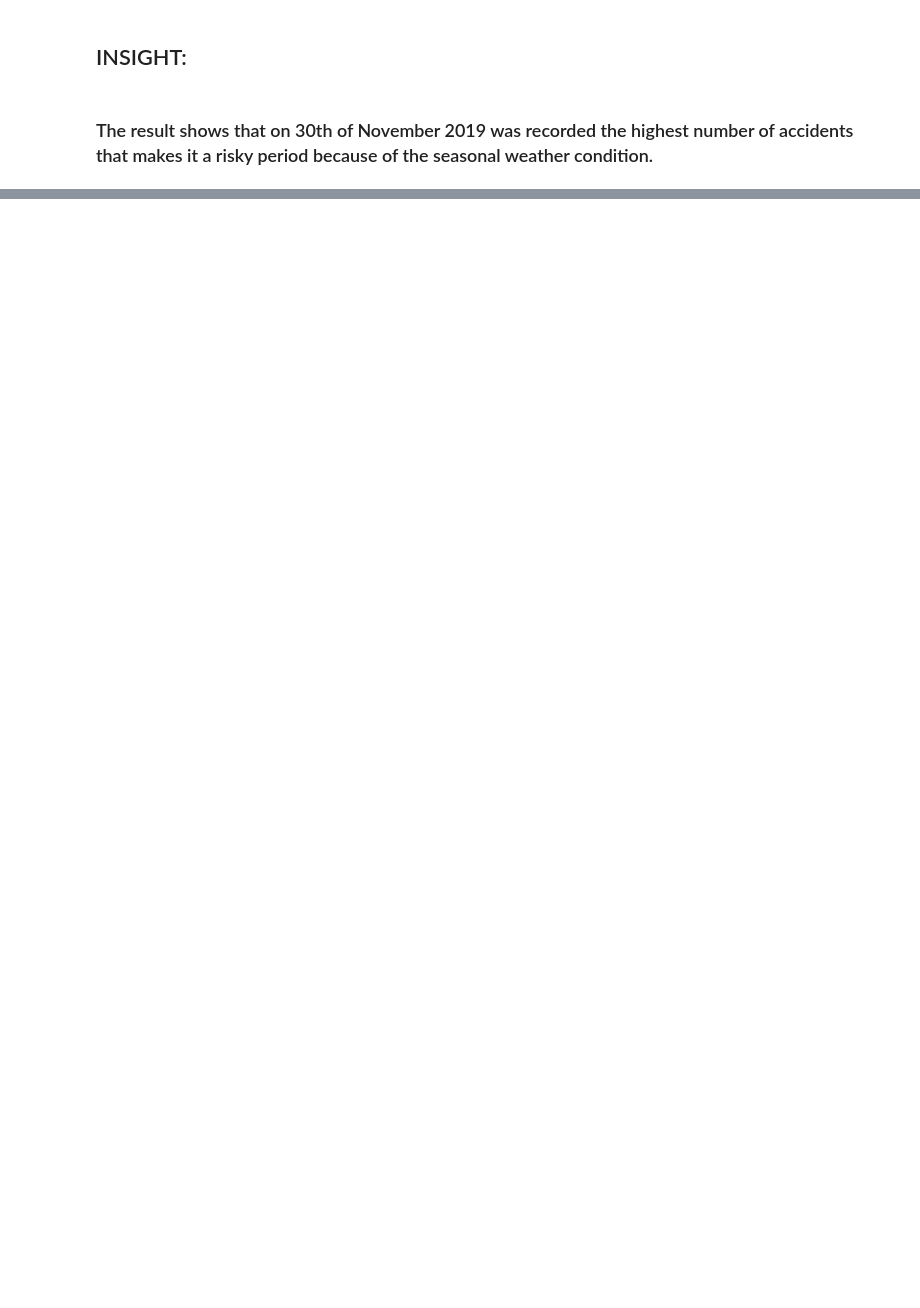
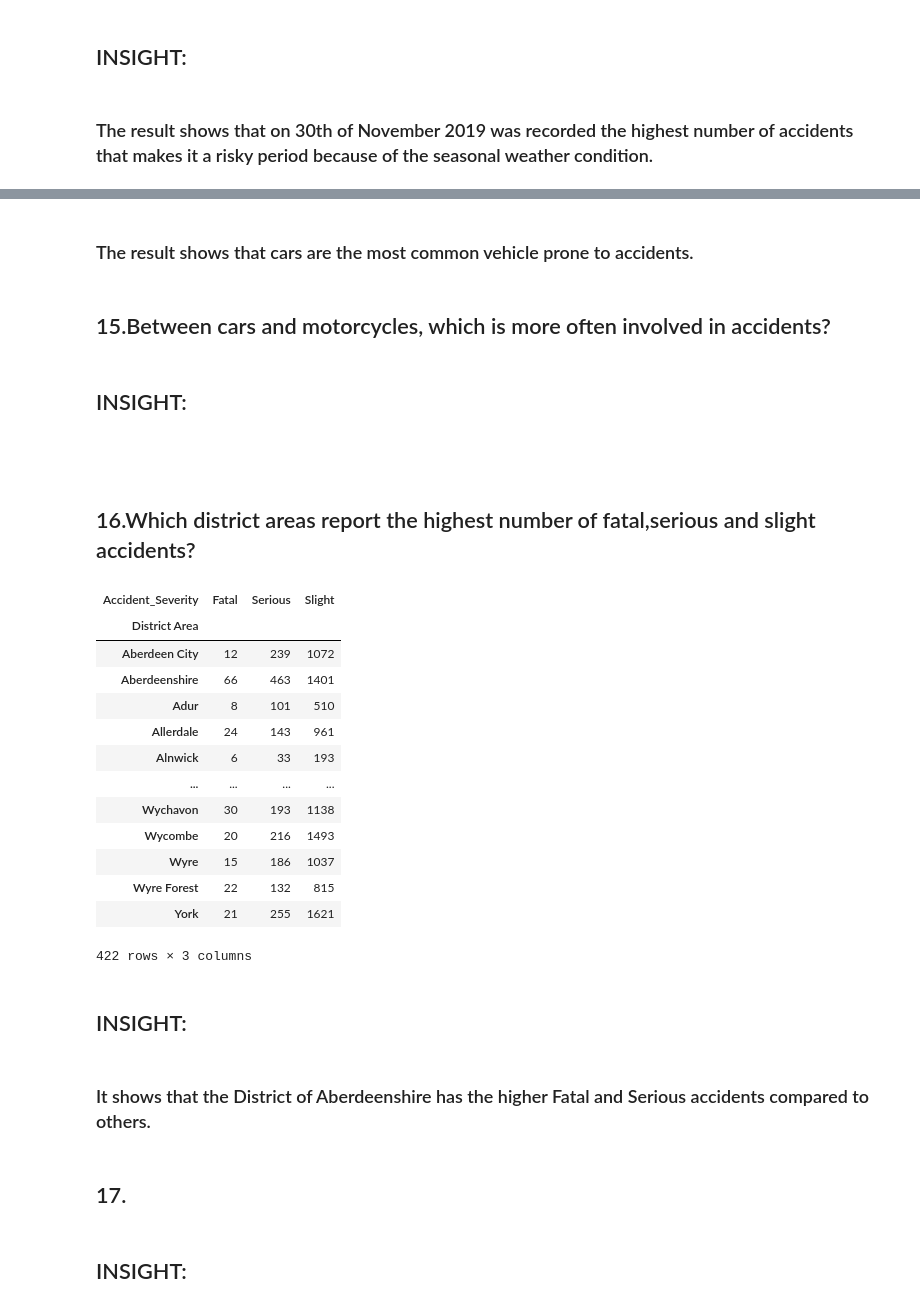
Before and after one commit to ShrlnH/ELEC303-ROAD_ACCIDENT-HABITO, a Jupyter notebook: ELEC03/Activity2.ipynb, the cells around one changed output, grey strips where cells are left out. Cells and saved outputs as stored; diff of their text form; code cells hidden in the pictures; blank space fills up the shorter version.

```diff
--- a/ELEC03/Activity2.ipynb
+++ b/ELEC03/Activity2.ipynb
@@ -224,0 +392,35 @@ accident['Accident Date'].value_counts()
+# %% [markdown]
+<h3>The result shows that cars are the most common vehicle prone to accidents. </h3>
+# %% [markdown]
+<h2>15.Between cars and motorcycles, which is more often involved in accidents?</h2>
+# %% [markdown]
+<h2>INSIGHT:</h2>
+# %% [markdown]
+<h3></h3>
+# %% [markdown]
+<h2>16.Which district areas report the highest number of fatal,serious and slight accidents?</h2>
+# %%
+accident.groupby(['District Area','Accident_Severity']).size().unstack()
+# %% [output]
+| Accident_Severity | Fatal | Serious | Slight |
+| District Area |  |  |  |
+| Aberdeen City | 12 | 239 | 1072 |
+| Aberdeenshire | 66 | 463 | 1401 |
+| Adur | 8 | 101 | 510 |
+| Allerdale | 24 | 143 | 961 |
+| Alnwick | 6 | 33 | 193 |
+| ... | ... | ... | ... |
+| Wychavon | 30 | 193 | 1138 |
+| Wycombe | 20 | 216 | 1493 |
+| Wyre | 15 | 186 | 1037 |
+| Wyre Forest | 22 | 132 | 815 |
+| York | 21 | 255 | 1621 |
+422 rows × 3 columns
+# %% [markdown]
+<h2>INSIGHT:</h2>
+# %% [markdown]
+<h3>It shows that the District of Aberdeenshire has the higher Fatal and Serious accidents compared to others.</h3>
+# %% [markdown]
+<h2>17.</h2>
+# %% [markdown]
+<h2>INSIGHT:</h2>
```
Also changed, not shown: parts of 34 cells of this notebook.
